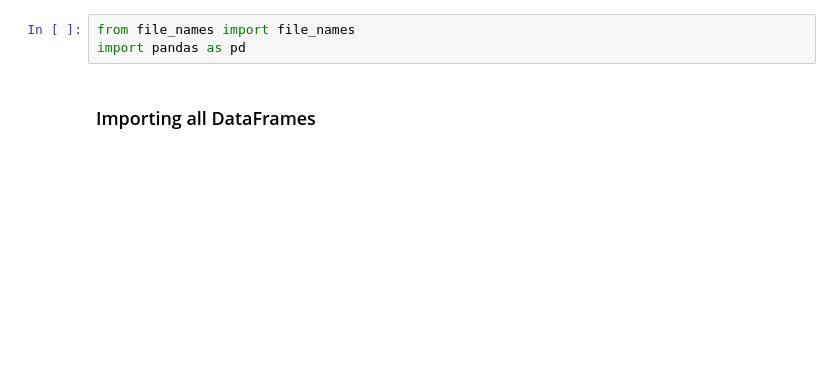
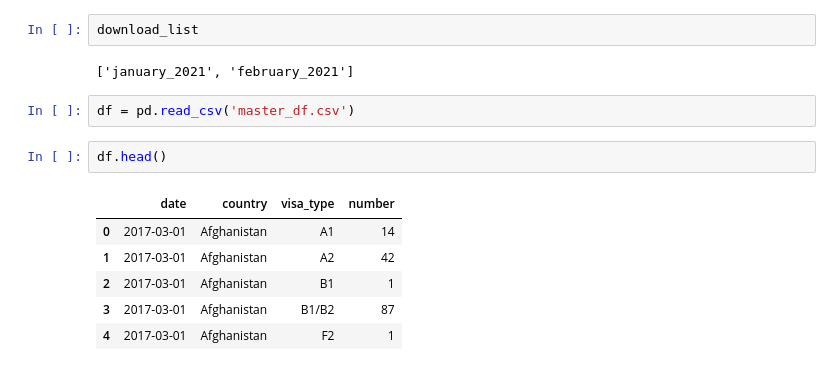
Before and after one commit to TashiNyangmi/Visa, a Jupyter notebook: data_cleaning/master_df.ipynb, the cells around one changed output. Drawn from its saved outputs; the diff is of its cells as text; blank space fills up the shorter version.

Commit message:
download_list.py

```diff
--- a/data_cleaning/master_df.ipynb
+++ b/data_cleaning/master_df.ipynb
@@ -1,5 +1,15 @@
-# %%
-from file_names import file_names
-import pandas as pd
-# %% [markdown]
-### Importing all DataFrames
+# %%
+download_list
+# %% [output]
+['january_2021', 'february_2021']
+# %%
+df = pd.read_csv('master_df.csv')
+# %%
+df.head()
+# %% [output]
+|  | date | country | visa_type | number |
+| 0 | 2017-03-01 | Afghanistan | A1 | 14 |
+| 1 | 2017-03-01 | Afghanistan | A2 | 42 |
+| 2 | 2017-03-01 | Afghanistan | B1 | 1 |
+| 3 | 2017-03-01 | Afghanistan | B1/B2 | 87 |
+| 4 | 2017-03-01 | Afghanistan | F2 | 1 |
```
Also changed, not shown: parts of 4 cells of this notebook, 4 other files.
